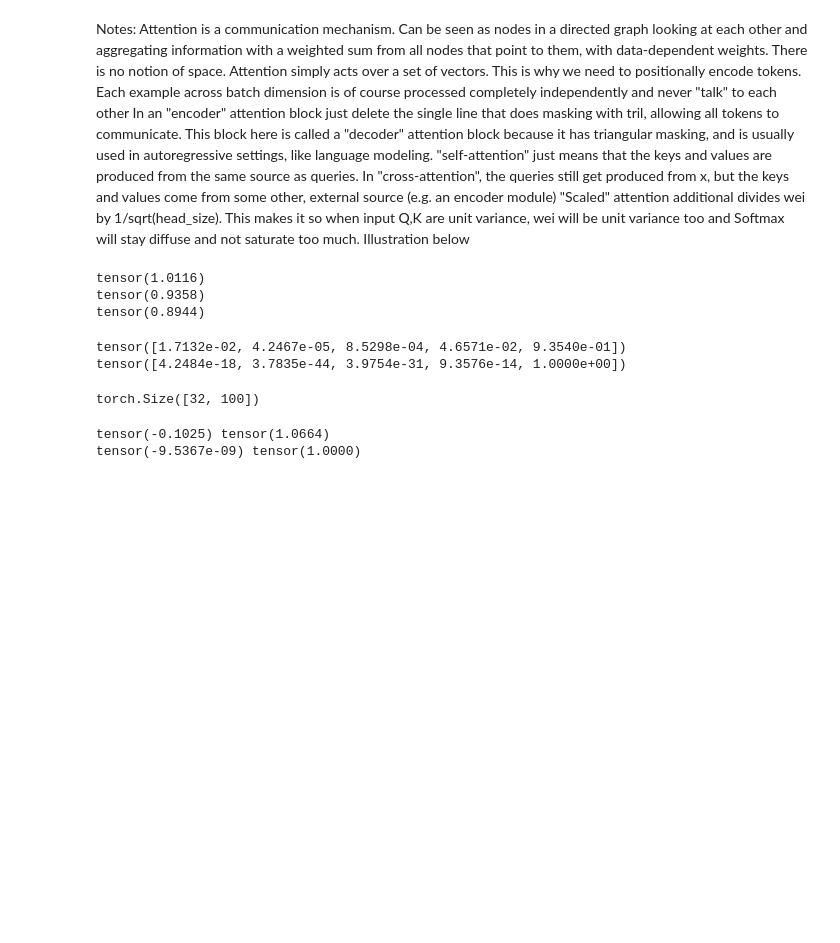
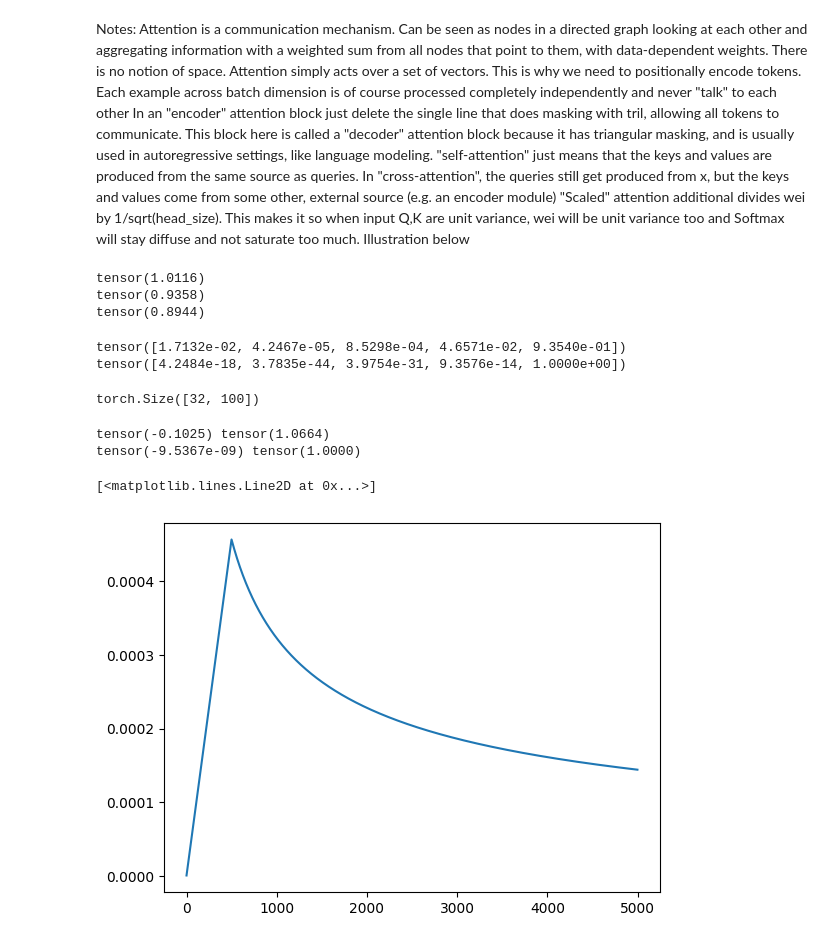
Before and after one commit to HJoonKwon/nanoGPT-lecture, a Jupyter notebook: notebooks/lecture.ipynb, the cells around one changed output. Saved outputs shown, nothing was run; the diff lists cells and outputs as text; code cells hidden in the pictures; blank space fills up the shorter version.

Commit message:
add: learning rate scheduler vis

```diff
--- a/notebooks/lecture.ipynb
+++ b/notebooks/lecture.ipynb
@@ -391,3 +391,20 @@ tensor(-9.5367e-09) tensor(1.0000)
 
 # <--------- ENCODE ------------------><--------------- DECODE ----------------->
 # les réseaux de neurones sont géniaux! <START> neural networks are awesome!<END>
+# %%
+# learning rate scheduler
+
+# Attention is all you need - style schedule
+# d−0.5 ·min(step_num−0.5,step_num·warmup_steps−1.5)
+
+d = 384
+step_num = 5000
+warmup_steps = 500
+
+lr = [0.2 * d**-0.5 * min(s**-0.5, s * warmup_steps**-1.5) for s in range(1, step_num+1)]
+
+from matplotlib import pyplot as plt
+plt.plot(range(step_num), lr)
+# %% [output]
+[<matplotlib.lines.Line2D at 0x...>]
+[figure, added]
```
